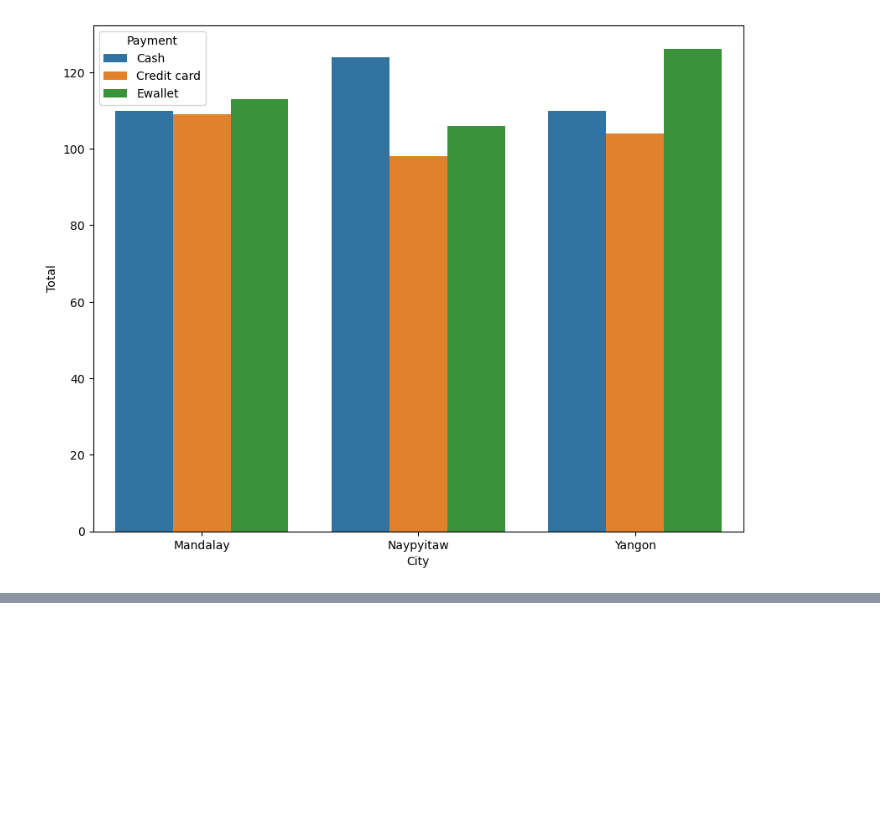
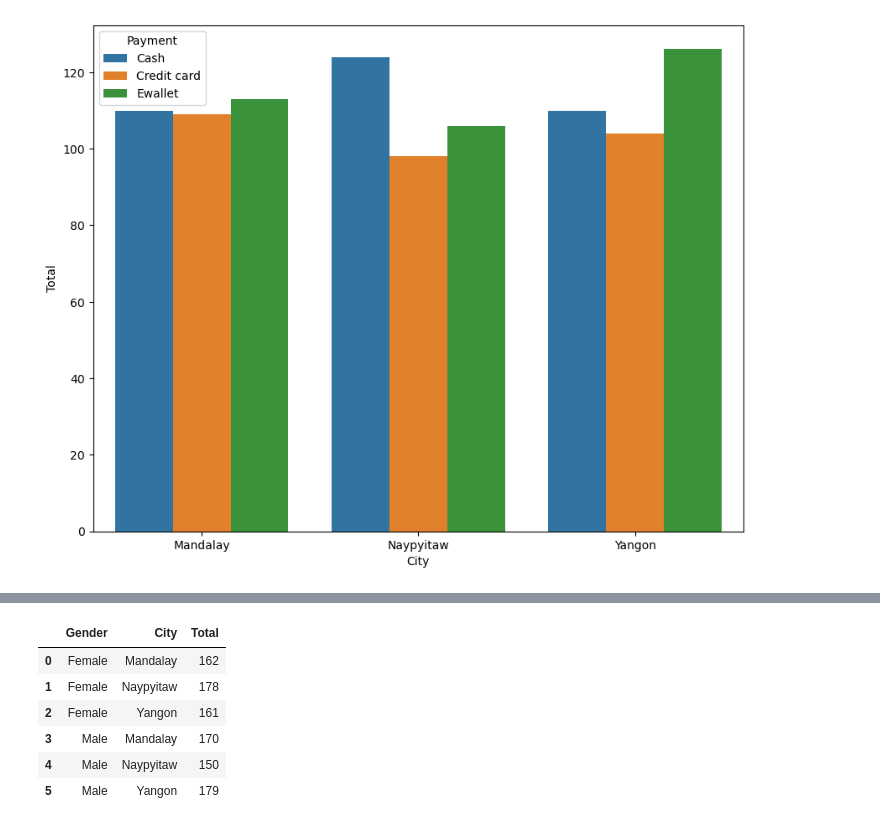
Before and after one commit to isoori/Supermarket-sales, a Jupyter notebook: Untitled.ipynb, the cells around one changed output, grey strips where cells are left out. Cells and saved outputs as stored; diff of their text form; code cells hidden in the pictures; blank space fills up the shorter version.

```diff
--- a/Untitled.ipynb
+++ b/Untitled.ipynb
@@ -259,0 +262,10 @@ plt.show()
+# %%
+df.groupby(['Gender','City'])['Total'].count().reset_index()
+# %% [output]
+|  | Gender | City | Total |
+| 0 | Female | Mandalay | 162 |
+| 1 | Female | Naypyitaw | 178 |
+| 2 | Female | Yangon | 161 |
+| 3 | Male | Mandalay | 170 |
+| 4 | Male | Naypyitaw | 150 |
+| 5 | Male | Yangon | 179 |
```
Also changed, not shown: parts of 1 cell of this notebook.
